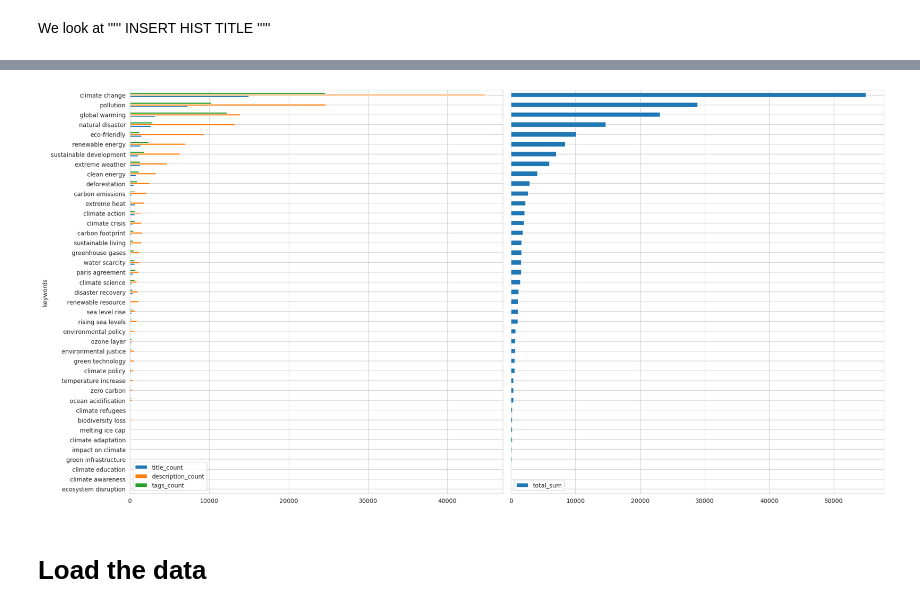
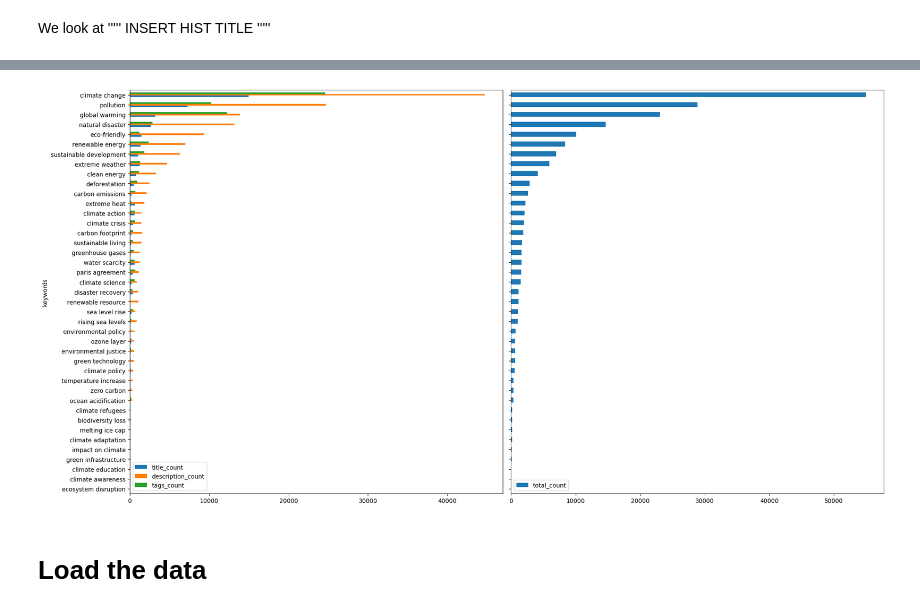
Before and after one commit to agatha-duzan/ada-2023-project-fadamily, a Jupyter notebook: final.ipynb, the cells around one changed output, grey strips where cells are left out. Saved outputs shown, nothing was run; the diff lists cells and outputs as text; code cells hidden in the pictures.

Commit message:
keywords count method revue et mieux

```diff
--- a/final.ipynb
+++ b/final.ipynb
@@ -12,7 +12,7 @@ import json
 We want to study youtube videos related to climate change : the first step is to filter our broad dataset of all videos.
 For this, we generated a list of keywords related to climate change :
 # %%
-keywords = {
+keywords = [
     'climate change', 'global warming', 'greenhouse gases', 'rising sea levels',
     'extreme weather', 'temperature increase', 'climate action',
     'carbon emissions', 'renewable energy', 'sustainable living',
@@ -28,7 +28,7 @@ keywords = {
     'environmental justice', 'clean energy', 'zero carbon',
     'green infrastructure', 'ozone layer',
     'pollution', 'water scarcity', 'climate education'
-}
+]
 # %% [markdown]
 We create functions to check if a video contains climate change related keywords in its title, description or tags
 # %%
@@ -169,31 +168,33 @@ plt.show()
 # %%
-keywords_count = pd.DataFrame(columns=['keywords', 'title_count', 'description_count', 'tags_count', 'total_sum'])
+keywords_count = pd.DataFrame(columns=['keywords', 'title_count', 'description_count', 'tags_count', 'total_count'])
 keywords_count['keywords'] = keywords
 keywords_count.set_index('keywords', inplace=True)
 
-colum_names = ['title', 'description', 'tags']
+kw_for_column = ['title', 'description', 'tags', 'all_kw']
 
-aug_climate_videos_df = climate_videos_df.copy()
+climate_videos_df_kw = climate_videos_df.copy()
+climate_videos_df_kw['all_kw'] = ''
 
 for w in keywords:
 
-    #counts the number of videos that contain the keyword in their metadata
-    aug_climate_videos_df['is_' + w] = [1 if w in (climate_videos_df.loc[v, 'title'] + climate_videos_df.loc[v, 'description'] + climate_videos_df.loc[v, 'tags']).lower() else 0 for v in climate_videos_df.index]
+    #add a column that concatenates all the keywords contained in the title, description and tag
+    climate_videos_df_kw['all_kw'] += [w if w in ' '.join(climate_videos_df.loc[v, c] for c in kw_for_column[:-1]).lower()
+                                       else '' for v in climate_videos_df_kw.index]
 
-    keywords_count.loc[w] = [climate_videos_df[c].str.contains(w, case=False).sum() for c in colum_names] + [aug_climate_videos_df['is_' + w].sum()]
+    #counts the number of videos that contain the keyword in their title, description, tag and metadata
+    keywords_count.loc[w] = [climate_videos_df_kw[c].str.contains(w, case=False).sum() for c in kw_for_column]
 
-#keywords_count['total_sum'] = keywords_count.sum(axis=1)
-keywords_count.sort_values(by=['total_sum'], ascending=True, inplace=True)
+keywords_count.sort_values(by=['total_count'], ascending=True, inplace=True)
 
 fig, (ax1, ax2) = plt.subplots(1, 2, figsize=(20, 10), sharey=True)
 
 keywords_count[['title_count', 'description_count', 'tags_count']].plot(kind='barh', ax=ax1)
-keywords_count[['total_sum']].plot(kind='barh', ax=ax2)
+keywords_count[['total_count']].plot(kind='barh', ax=ax2)
 
 fig.tight_layout()
 plt.show()
 # %% [output]
-[figure, old version]
+[figure, new version]
 # %% [markdown]
 # Load the data
 # %%
```
Also changed, not shown: parts of 4 cells of this notebook.
